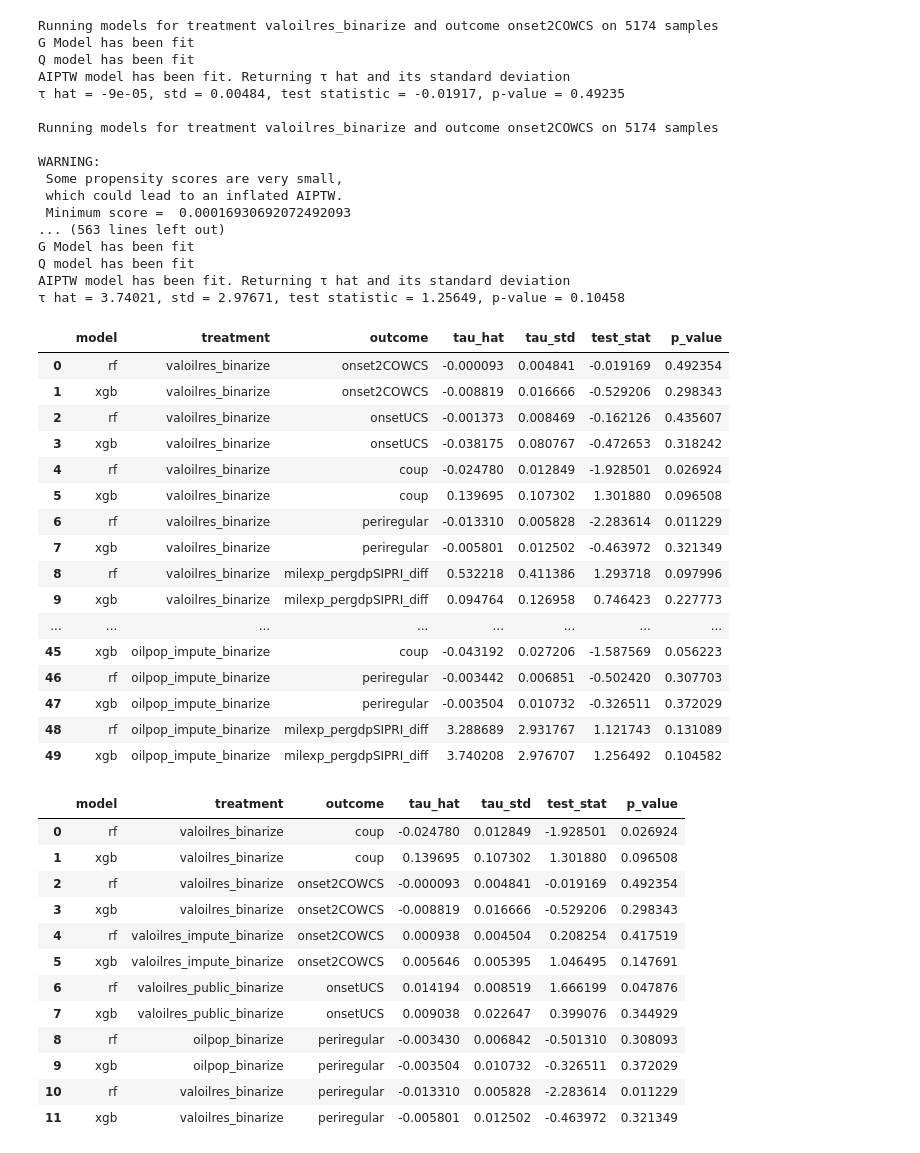
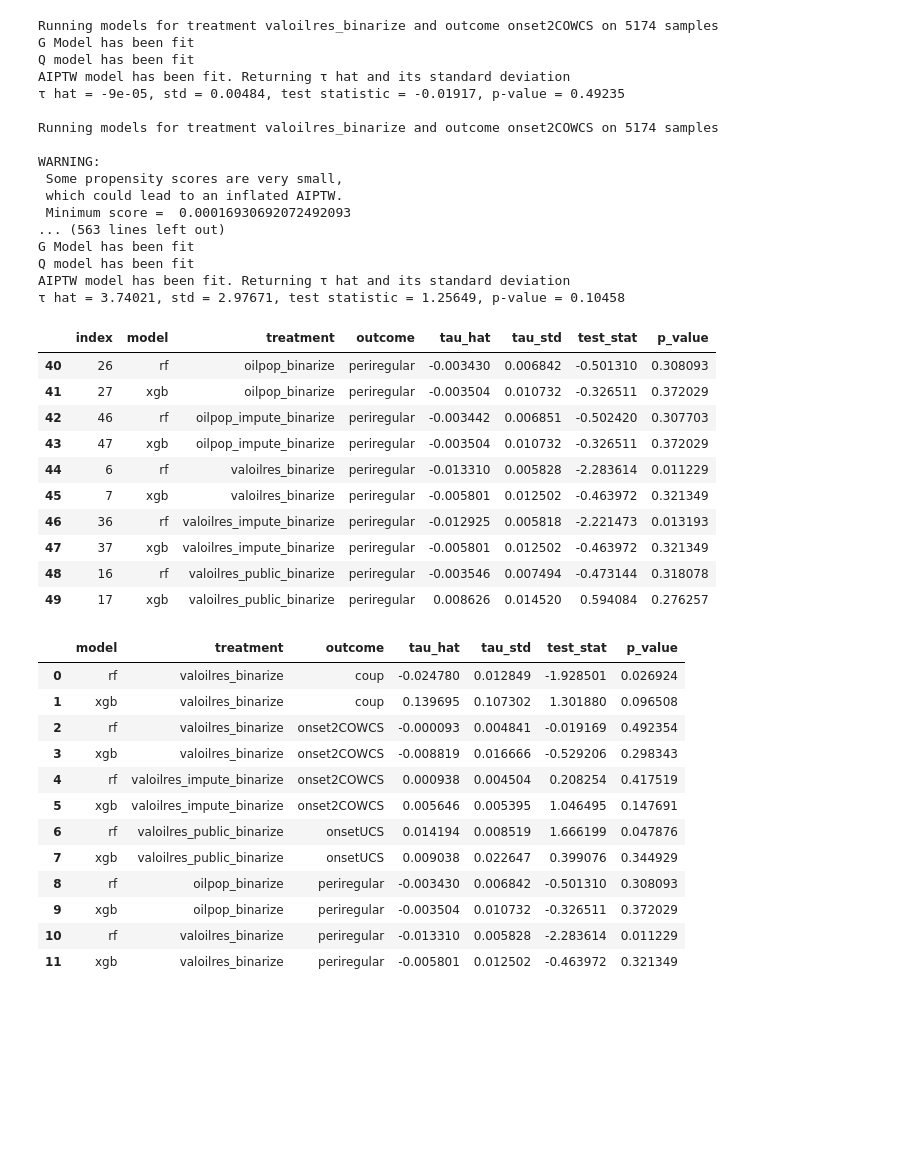
Before and after one commit to wanranzhao/STAT27420-final-code, a Jupyter notebook: Code/model_fitting.ipynb, the cells around one changed output. Drawn from its saved outputs; the diff is of its cells as text; code cells hidden in the pictures; blank space fills up the shorter version.

```diff
--- a/Code/model_fitting.ipynb
+++ b/Code/model_fitting.ipynb
@@ -407,26 +407,20 @@ G Model has been fit
 Q model has been fit
 AIPTW model has been fit. Returning τ hat and its standard deviation
 τ hat = 3.74021, std = 2.97671, test statistic = 1.25649, p-value = 0.10458
-# %%
-att_results_df
-# %% [output]
-|  | model | treatment | outcome | tau_hat | tau_std | test_stat | p_value |
-| 0 | rf | valoilres_binarize | onset2COWCS | -0.000093 | 0.004841 | -0.019169 | 0.492354 |
-| 1 | xgb | valoilres_binarize | onset2COWCS | -0.008819 | 0.016666 | -0.529206 | 0.298343 |
-| 2 | rf | valoilres_binarize | onsetUCS | -0.001373 | 0.008469 | -0.162126 | 0.435607 |
-| 3 | xgb | valoilres_binarize | onsetUCS | -0.038175 | 0.080767 | -0.472653 | 0.318242 |
-| 4 | rf | valoilres_binarize | coup | -0.024780 | 0.012849 | -1.928501 | 0.026924 |
-| 5 | xgb | valoilres_binarize | coup | 0.139695 | 0.107302 | 1.301880 | 0.096508 |
-| 6 | rf | valoilres_binarize | periregular | -0.013310 | 0.005828 | -2.283614 | 0.011229 |
-| 7 | xgb | valoilres_binarize | periregular | -0.005801 | 0.012502 | -0.463972 | 0.321349 |
-| 8 | rf | valoilres_binarize | milexp_pergdpSIPRI_diff | 0.532218 | 0.411386 | 1.293718 | 0.097996 |
-| 9 | xgb | valoilres_binarize | milexp_pergdpSIPRI_diff | 0.094764 | 0.126958 | 0.746423 | 0.227773 |
-| ... | ... | ... | ... | ... | ... | ... | ... |
-| 45 | xgb | oilpop_impute_binarize | coup | -0.043192 | 0.027206 | -1.587569 | 0.056223 |
-| 46 | rf | oilpop_impute_binarize | periregular | -0.003442 | 0.006851 | -0.502420 | 0.307703 |
-| 47 | xgb | oilpop_impute_binarize | periregular | -0.003504 | 0.010732 | -0.326511 | 0.372029 |
-| 48 | rf | oilpop_impute_binarize | milexp_pergdpSIPRI_diff | 3.288689 | 2.931767 | 1.121743 | 0.131089 |
-| 49 | xgb | oilpop_impute_binarize | milexp_pergdpSIPRI_diff | 3.740208 | 2.976707 | 1.256492 | 0.104582 |
+# %%
+att_results_df.sort_values(by=['outcome', 'treatment', 'model']).reset_index()[40:]
+# %% [output]
+|  | index | model | treatment | outcome | tau_hat | tau_std | test_stat | p_value |
+| 40 | 26 | rf | oilpop_binarize | periregular | -0.003430 | 0.006842 | -0.501310 | 0.308093 |
+| 41 | 27 | xgb | oilpop_binarize | periregular | -0.003504 | 0.010732 | -0.326511 | 0.372029 |
+| 42 | 46 | rf | oilpop_impute_binarize | periregular | -0.003442 | 0.006851 | -0.502420 | 0.307703 |
+| 43 | 47 | xgb | oilpop_impute_binarize | periregular | -0.003504 | 0.010732 | -0.326511 | 0.372029 |
+| 44 | 6 | rf | valoilres_binarize | periregular | -0.013310 | 0.005828 | -2.283614 | 0.011229 |
+| 45 | 7 | xgb | valoilres_binarize | periregular | -0.005801 | 0.012502 | -0.463972 | 0.321349 |
+| 46 | 36 | rf | valoilres_impute_binarize | periregular | -0.012925 | 0.005818 | -2.221473 | 0.013193 |
+| 47 | 37 | xgb | valoilres_impute_binarize | periregular | -0.005801 | 0.012502 | -0.463972 | 0.321349 |
+| 48 | 16 | rf | valoilres_public_binarize | periregular | -0.003546 | 0.007494 | -0.473144 | 0.318078 |
+| 49 | 17 | xgb | valoilres_public_binarize | periregular | 0.008626 | 0.014520 | 0.594084 | 0.276257 |
 # %%
 att_results_df.loc[[0, 1, 4, 5, 6, 7, 12, 13, 26, 27, 30, 31], :].sort_values(by=['outcome', 'treatment', 'model']).reset_index(drop=True)
 # %% [output]
```
Also changed, not shown: parts of 4 cells of this notebook.
